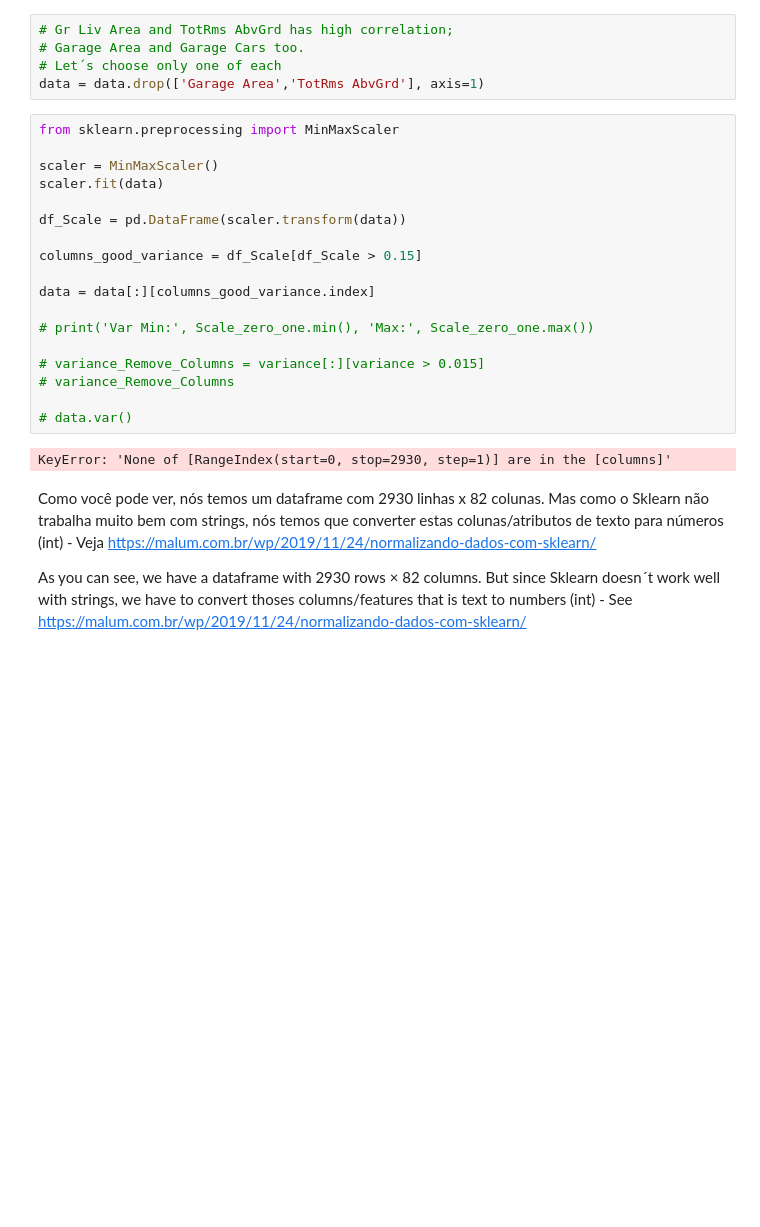
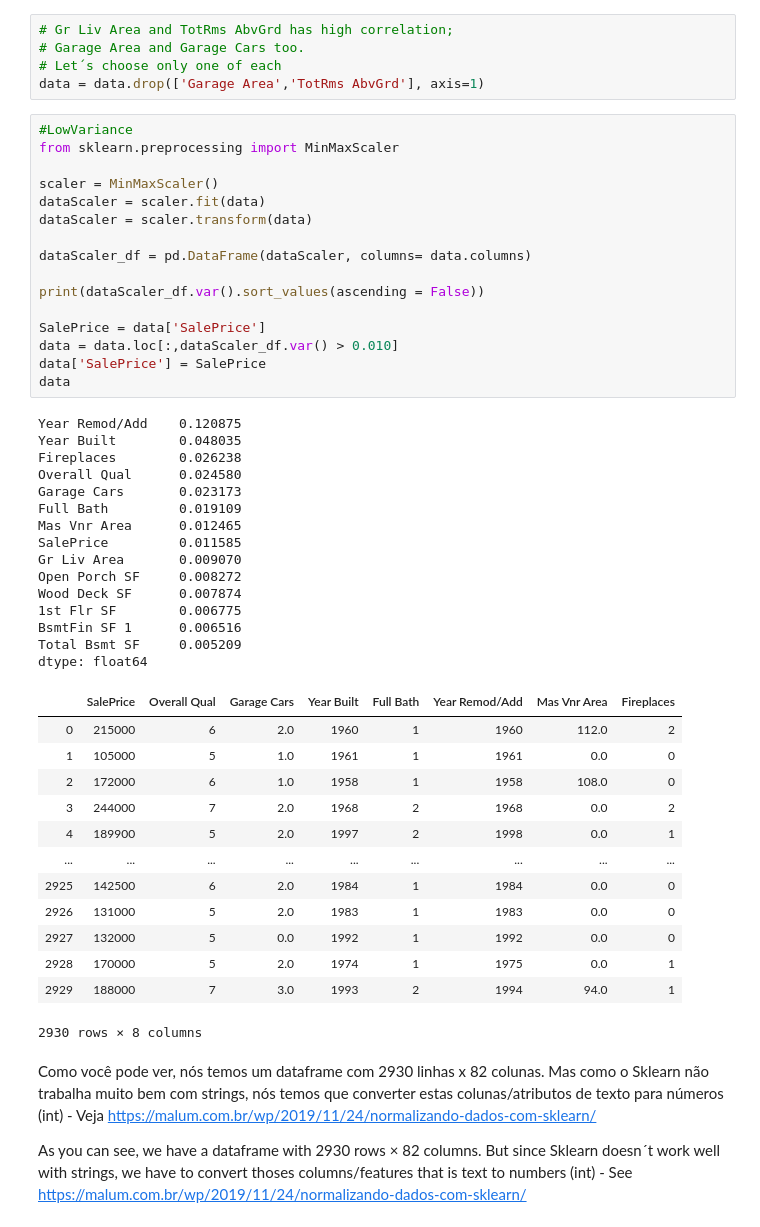
Before and after one commit to marcelpinheiro/malum, a Jupyter notebook: Malum - Linear regression ver 2.0.ipynb, the cells around one changed output. Drawn from its saved outputs; the diff is of its cells as text; blank space fills up the shorter version.

```diff
--- a/Malum - Linear regression ver 2.0.ipynb
+++ b/Malum - Linear regression ver 2.0.ipynb
@@ -122,26 +111,51 @@ sns.heatmap(data.corr(), cmap = sns.cm.rocket_r)
 # Garage Area and Garage Cars too.
 # Let´s choose only one of each
 data = data.drop(['Garage Area','TotRms AbvGrd'], axis=1)
-# %%
-from sklearn.preprocessing import MinMaxScaler
-
-scaler = MinMaxScaler()
-scaler.fit(data)
-
-df_Scale = pd.DataFrame(scaler.transform(data))
-
-columns_good_variance = df_Scale[df_Scale > 0.15]
-
-data = data[:][columns_good_variance.index]
-
-# print('Var Min:', Scale_zero_one.min(), 'Max:', Scale_zero_one.max())
-
-# variance_Remove_Columns = variance[:][variance > 0.015]
-# variance_Remove_Columns
-
-# data.var()
-# %% [output]
-KeyError: 'None of [RangeIndex(start=0, stop=2930, step=1)] are in the [columns]'
+# %%
+#LowVariance
+from sklearn.preprocessing import MinMaxScaler
+
+scaler = MinMaxScaler()
+dataScaler = scaler.fit(data)
+dataScaler = scaler.transform(data)
+
+dataScaler_df = pd.DataFrame(dataScaler, columns= data.columns)
+
+print(dataScaler_df.var().sort_values(ascending = False))
+
+SalePrice = data['SalePrice']
+data = data.loc[:,dataScaler_df.var() > 0.010]
+data['SalePrice'] = SalePrice
+data
+# %% [output]
+Year Remod/Add    0.120875
+Year Built        0.048035
+Fireplaces        0.026238
+Overall Qual      0.024580
+Garage Cars       0.023173
+Full Bath         0.019109
+Mas Vnr Area      0.012465
+SalePrice         0.011585
+Gr Liv Area       0.009070
+Open Porch SF     0.008272
+Wood Deck SF      0.007874
+1st Flr SF        0.006775
+BsmtFin SF 1      0.006516
+Total Bsmt SF     0.005209
+dtype: float64
+|  | SalePrice | Overall Qual | Garage Cars | Year Built | Full Bath | Year Remod/Add | Mas Vnr Area | Fireplaces |
+| 0 | 215000 | 6 | 2.0 | 1960 | 1 | 1960 | 112.0 | 2 |
+| 1 | 105000 | 5 | 1.0 | 1961 | 1 | 1961 | 0.0 | 0 |
+| 2 | 172000 | 6 | 1.0 | 1958 | 1 | 1958 | 108.0 | 0 |
+| 3 | 244000 | 7 | 2.0 | 1968 | 2 | 1968 | 0.0 | 2 |
+| 4 | 189900 | 5 | 2.0 | 1997 | 2 | 1998 | 0.0 | 1 |
+| ... | ... | ... | ... | ... | ... | ... | ... | ... |
+| 2925 | 142500 | 6 | 2.0 | 1984 | 1 | 1984 | 0.0 | 0 |
+| 2926 | 131000 | 5 | 2.0 | 1983 | 1 | 1983 | 0.0 | 0 |
+| 2927 | 132000 | 5 | 0.0 | 1992 | 1 | 1992 | 0.0 | 0 |
+| 2928 | 170000 | 5 | 2.0 | 1974 | 1 | 1975 | 0.0 | 1 |
+| 2929 | 188000 | 7 | 3.0 | 1993 | 2 | 1994 | 94.0 | 1 |
+2930 rows × 8 columns
 # %% [markdown]
 Como você pode ver, nós temos um dataframe com 2930 linhas x 82 colunas. Mas como o Sklearn não trabalha muito bem com strings, nós temos que converter estas colunas/atributos de texto para números (int) - Veja https://malum.com.br/wp/2019/11/24/normalizando-dados-com-sklearn/
 
```
Also changed, not shown: parts of 5 cells of this notebook.
